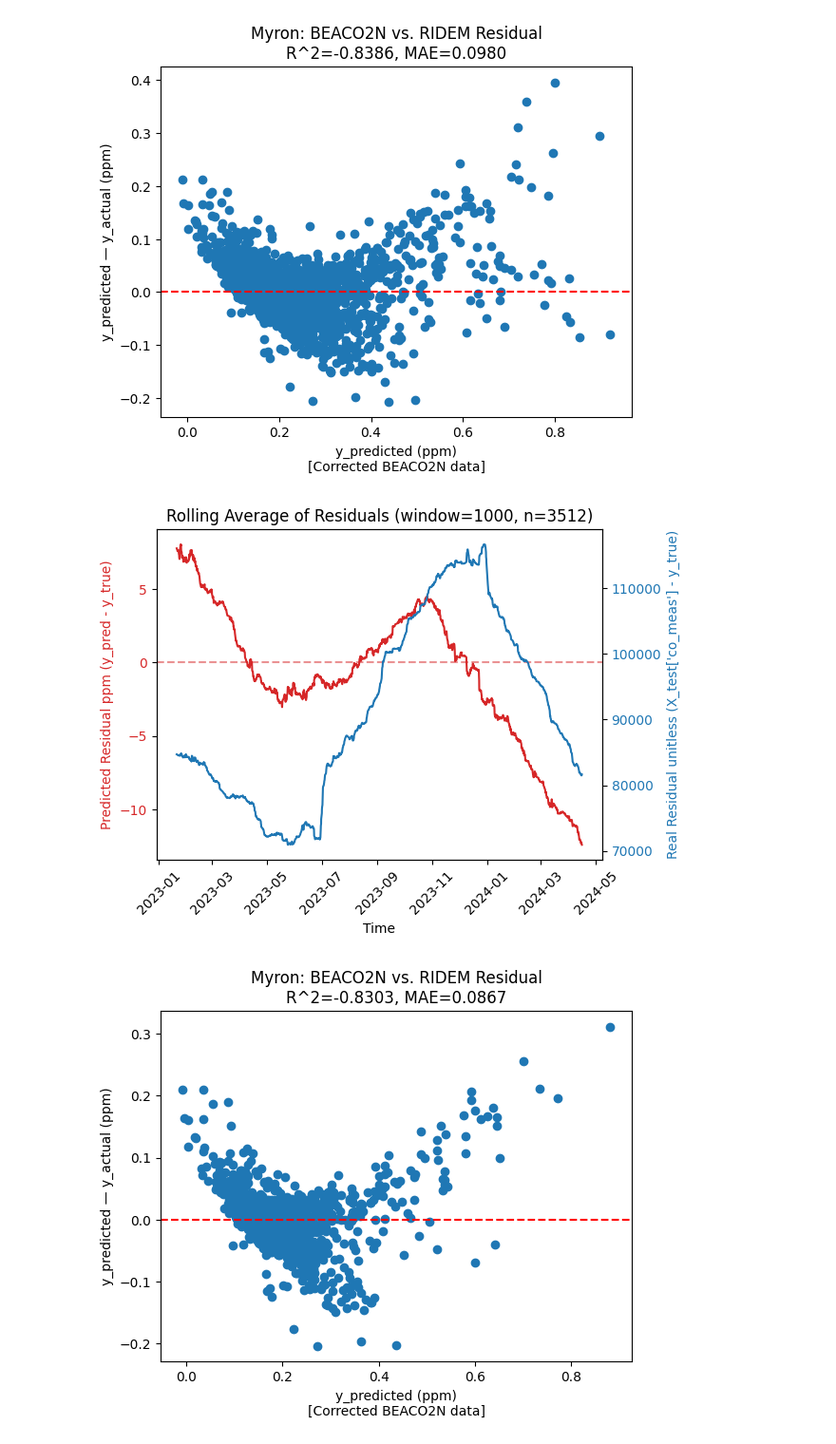
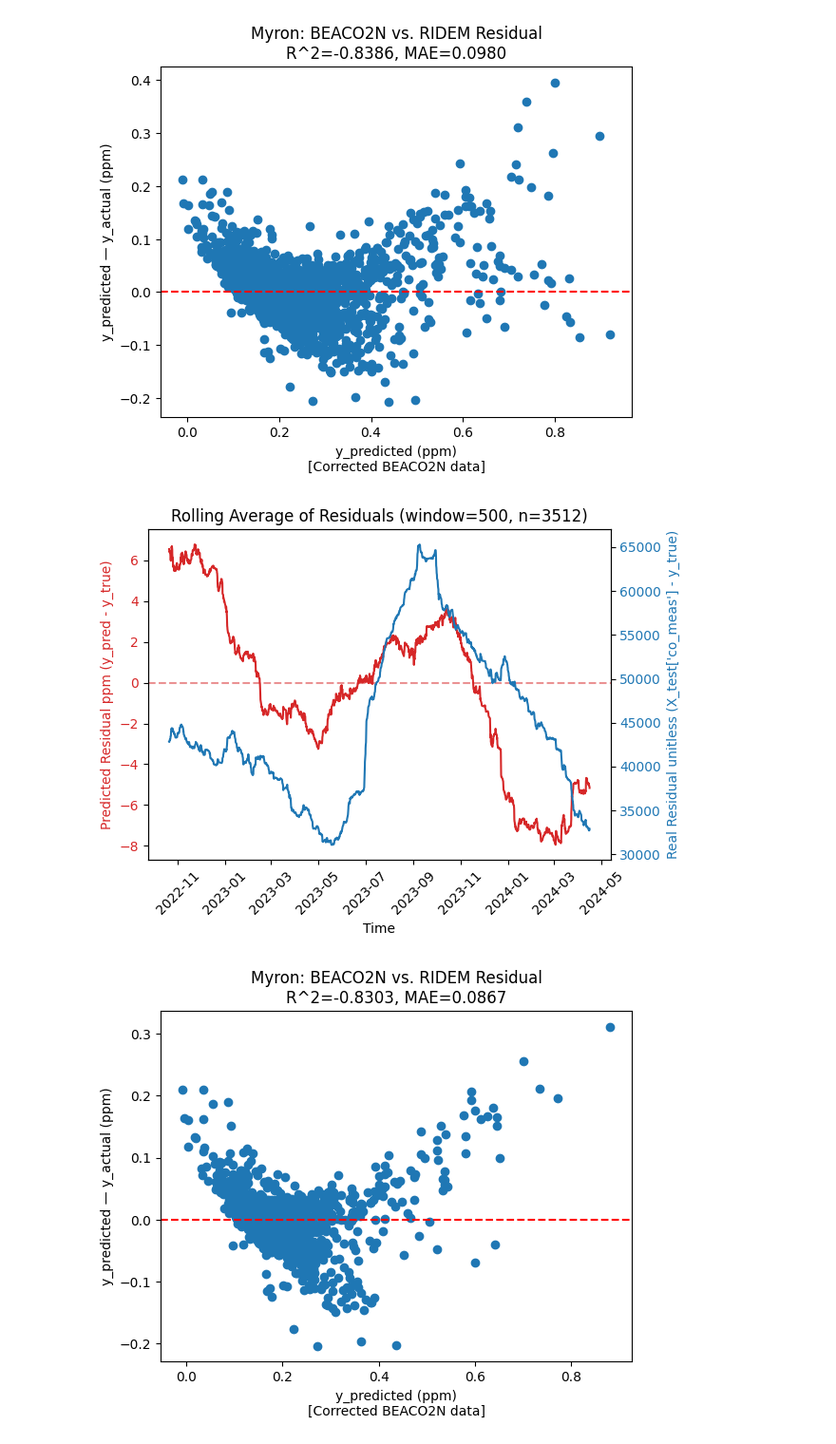
Before and after one commit to dwoodilla/bpp-scripts, a Jupyter notebook: myron_calibration.ipynb, the cells around one changed output. Shown: that part at 95% size. Drawn from its saved outputs; the diff is of its cells as text; code cells hidden in the pictures.

```diff
--- a/myron_calibration.ipynb
+++ b/myron_calibration.ipynb
@@ -98,7 +100,7 @@ pd.DataFrame(statistics, index=[1]).T.to_csv("./model_predictions/myron/model_st
 # %% [output]
 [figure]
 # %%
-window = 1000
+window = 500
 
 pred_residual_vec = (y_pred - y_test)
 real_residual_vec = (X_test['co_meas']-y_test)
@@ -120,34 +122,34 @@ real_residual_rolling = real_residual_vec.rolling(window=window).sum()
 # plt.plot(real_residual_rolling)
 # plt.title(f"Rolling average (window={window}):\nReal Residual (X_test['co_meas'] - y_true)")
 # plt.xlabel("Time")
 # plt.ylabel("Rolling average (unitless)")
 # # plt.figure(figsize=(10,5))
 # plt.xticks(rotation=45)
 # plt.show()
 
 fig, ax1 = plt.subplots()
 color = 'tab:red'
 ax1.set_xlabel("Time")
 ax1.set_ylabel("Predicted Residual ppm (y_pred - y_true)", color=color)
 ax1.tick_params(axis='y', labelcolor=color)
 ax1.axhline(color=color, linestyle='--', alpha=0.5)
 ax1.plot(pred_residual_rolling, color=color)
 
 ax2 = ax1.twinx()
 color = 'tab:blue'
 ax2.set_ylabel("Real Residual unitless (X_test['co_meas'] - y_true)", color=color)
 ax2.tick_params(axis='y', labelcolor=color)
 # ax1.axhline(color=color)
 ax2.plot(real_residual_rolling, color=color)
 
 # plt.xticks(rotation=45)
 plt.setp(ax1.get_xticklabels(), rotation=45)
 plt.title(f"Rolling Average of Residuals (window={window}, n={len(pred_residual_rolling)})")
 
 fig.tight_layout()
 plt.savefig("./model_predictions/myron/rolling_avg_residual_combined.png")
 # %% [output]
-[figure, old version]
+[figure, new version]
 # %%
 # Make a model from beginning to 2023-05.
 time_1 = '2023-05-01 00:00:00'
```
Also changed, not shown: parts of 3 cells of this notebook, 13 other files.
